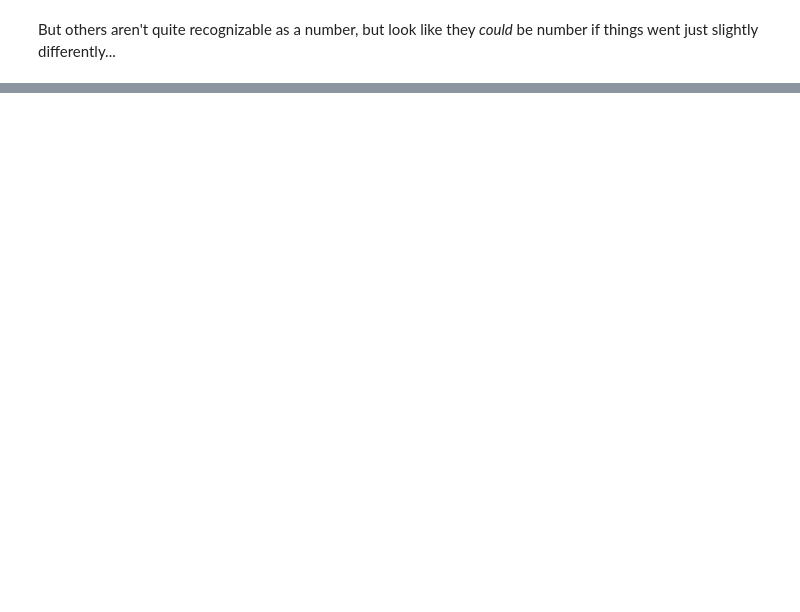
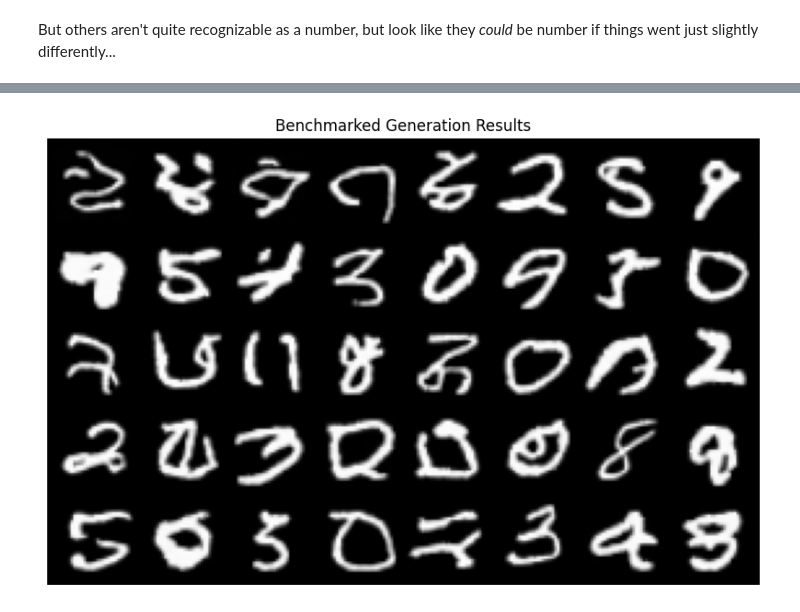
Before and after one commit to ArshithaRajkumar/Understanding-Deep-Learning, a Jupyter notebook: MNIST-Diffusion/Diffusion Digits - Generating MNIST Digits from noise with HuggingFace Diffusers.ipynb, the cells around one changed output, grey strips where cells are left out. Cells and saved outputs as stored; diff of their text form; code cells hidden in the pictures; blank space fills up the shorter version.

```diff
--- a/MNIST-Diffusion/Diffusion Digits - Generating MNIST Digits from noise with HuggingFace Diffusers.ipynb
+++ b/MNIST-Diffusion/Diffusion Digits - Generating MNIST Digits from noise with HuggingFace Diffusers.ipynb
@@ -414,0 +503,13 @@ test_image.resize((256,256))
+# %%
+import torchvision
+import matplotlib.pyplot as plt
+
+# Grab a batch of your generated images
+grid = torchvision.utils.make_grid(torch.tensor(image).permute(0, 3, 1, 2), nrow=8)
+plt.figure(figsize=(10,10))
+plt.imshow(grid.permute(1, 2, 0))
+plt.axis('off')
+plt.title("Benchmarked Generation Results")
+plt.show()
+# %% [output]
+[figure, added]
```
Also changed, not shown: parts of 14 cells of this notebook.
